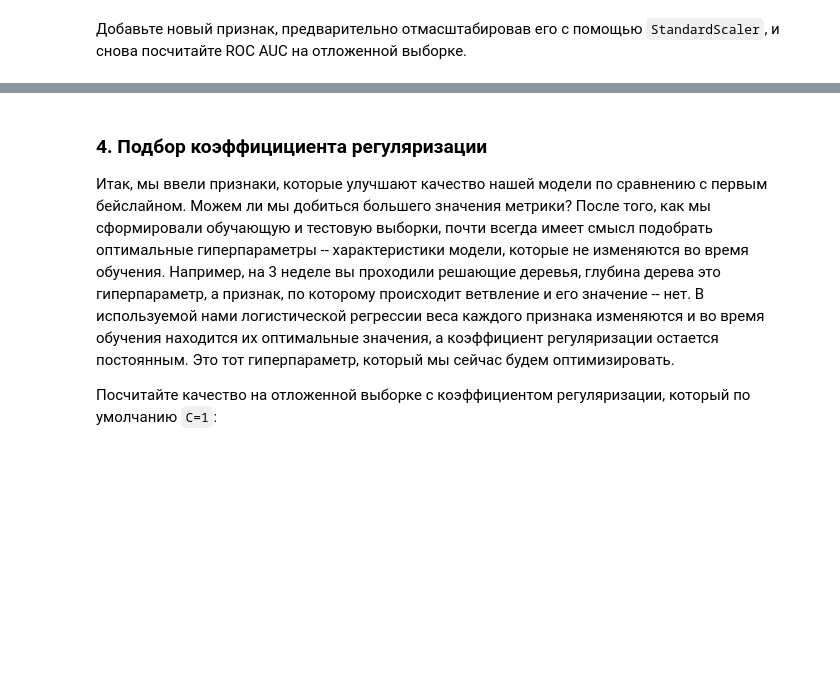
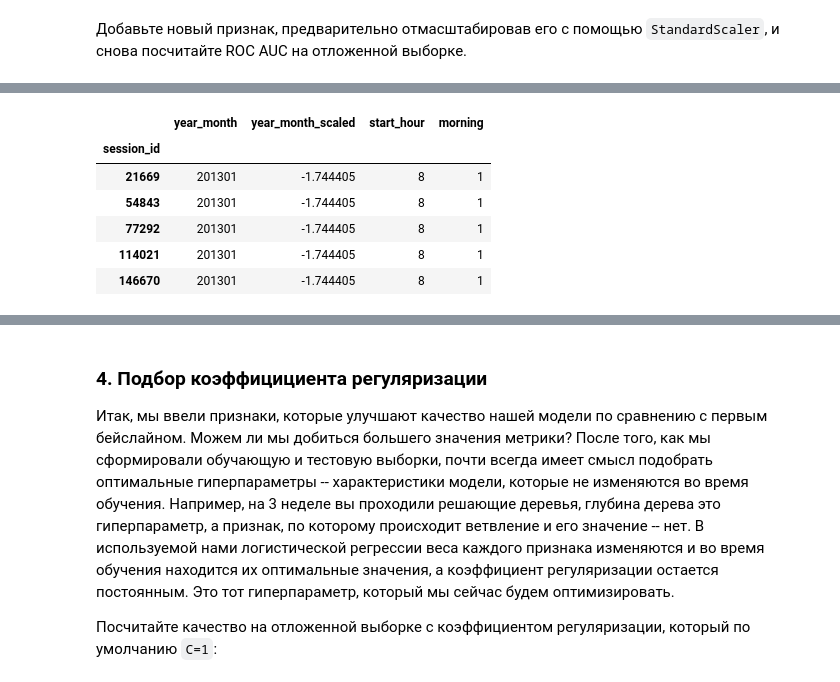
Before and after one commit to kcostya/mlcourse_open, a Jupyter notebook: jupyter_russian/topic04_linear_models/lesson4_practice_alice_benchmarks.ipynb, the cells around one changed output, grey strips where cells are left out. Cells and saved outputs as stored; diff of their text form; code cells hidden in the pictures; blank space fills up the shorter version.

```diff
--- a/jupyter_russian/topic04_linear_models/lesson4_practice_alice_benchmarks.ipynb
+++ b/jupyter_russian/topic04_linear_models/lesson4_practice_alice_benchmarks.ipynb
@@ -279,0 +304,10 @@ X_train_sparse_new = csr_matrix(hstack([X_train_sparse,
+# %%
+new_feat_train.head()
+# %% [output]
+|  | year_month | year_month_scaled | start_hour | morning |
+| session_id |  |  |  |  |
+| 21669 | 201301 | -1.744405 | 8 | 1 |
+| 54843 | 201301 | -1.744405 | 8 | 1 |
+| 77292 | 201301 | -1.744405 | 8 | 1 |
+| 114021 | 201301 | -1.744405 | 8 | 1 |
+| 146670 | 201301 | -1.744405 | 8 | 1 |
```
Also changed, not shown: parts of 29 cells of this notebook, 3 other files.
